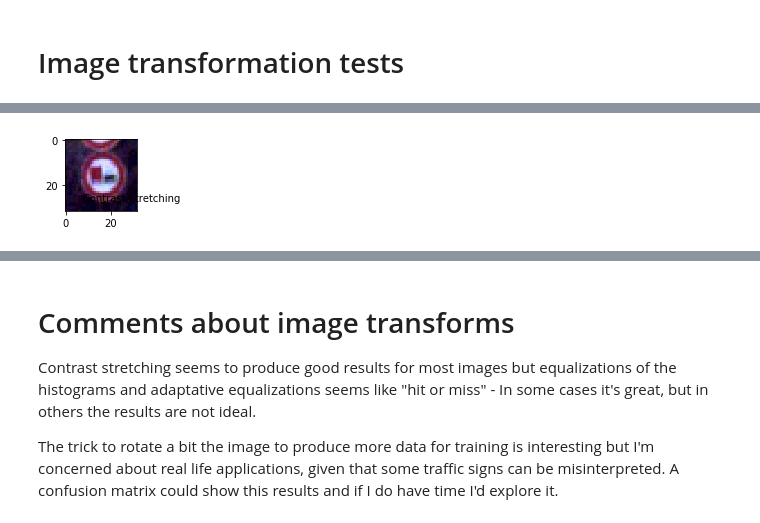
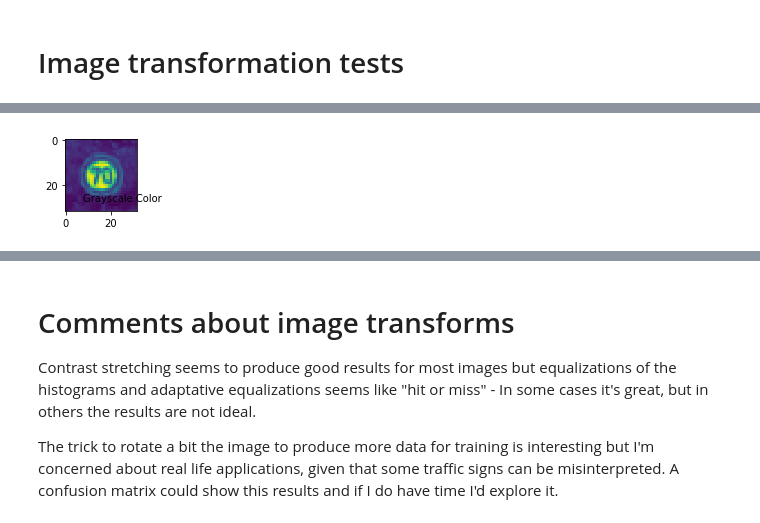
Before and after one commit to markito/CarND-Traffic-Sign-Classifier-Project, a Jupyter notebook: Traffic_Sign_Classifier.ipynb, the cells around one changed output, grey strips where cells are left out. Saved outputs shown, nothing was run; the diff lists cells and outputs as text; code cells hidden in the pictures.

```diff
--- a/Traffic_Sign_Classifier.ipynb
+++ b/Traffic_Sign_Classifier.ipynb
@@ -155,6 +192,7 @@ import matplotlib.pyplot as plt
 from PIL import Image
 from skimage import data, img_as_float
 from skimage import exposure
+from skimage import color
 
 # build a rectangle in axes coords
 left, width = .25, .5
@@ -187,66 +225,52 @@ def equalizeHist(image):
     return image
 
 def equalizeAdapt(image):
-    image = exposure.equalize_adapthist(image, clip_limit=0.05)
+    image = exposure.equalize_adapthist(image, clip_limit=0.03)
     return image
 
-index = random.randint(0, len(X_train))
-image = X_train[index] #.squeeze()
+def rescaleIntensity(image):
+    return exposure.rescale_intensity(image, in_range=(0,75))
 
-fig = plt.figure(figsize=(1,1))
-ax = fig.add_axes([0,0,1,1])
-ax.text(left, bottom, 'Original',
+def grayscale(image):
+    from skimage.color import rgb2gray
+    return rgb2gray(image)
+
+def plotAndShowImageWithLabel(image, label=""):
+    fig = plt.figure(figsize=(1,1))
+    ax = fig.add_axes([0,0,1,1])
+    ax.text(left, bottom, label,
         horizontalalignment='left',
         verticalalignment='top',
         transform=ax.transAxes)
-plt.imshow(image)
-
-fig = plt.figure(figsize=(1,1))
-ax = fig.add_axes([0,0,1,1])
-ax.text(left, bottom, 'Contrast Stretching',
-        horizontalalignment='left',
-        verticalalignment='top',
-        transform=ax.transAxes)
-plt.imshow(contrastStretching(image))
-
-fig = plt.figure(figsize=(1,1))
-ax = fig.add_axes([0,0,1,1])
-ax.text(left, bottom, 'Rotate a bit',
-        horizontalalignment='left',
-        verticalalignment='top',
-        transform=ax.transAxes)
-plt.imshow(rotateImageRandomAngle(image))
-
-fig = plt.figure(figsize=(1,1))
-ax = fig.add_axes([0,0,1,1])
-ax.text(left, bottom, 'Equalized Histogram',
-        horizontalalignment='left',
-        verticalalignment='top',
-        transform=ax.transAxes)
-plt.imshow(equalizeHist(image))
-
-fig = plt.figure(figsize=(1,1))
-ax = fig.add_axes([0,0,1,1])
-ax.text(left, bottom, 'Equalized Adapt',
-        horizontalalignment='left',
-        verticalalignment='top',
-        transform=ax.transAxes)
-plt.imshow(equalizeAdapt(image))
+    plt.imshow(image)
 
 
-fig = plt.figure(figsize=(1,1))
-ax = fig.add_axes([0,0,1,1])
-ax.text(left, bottom, 'Contrast + Equalized Hist',
-        horizontalalignment='left',
-        verticalalignment='top',
-        transform=ax.transAxes)
-plt.imshow(equalizeHist(contrastStretching(image)))
+def rgb2gray(rgb):
+    return np.dot(rgb[...,:3], [0.299, 0.587, 0.114])
 
-# ## flip  - not very effective
-# image = image[:, ::-1]
-# plt.figure(figsize=(1,1))
-# print("Image flip")
-# plt.imshow(image)
+index = random.randint(0, len(X_train))
+image = X_train[index].squeeze()
+
+
+plotAndShowImageWithLabel(image,'Original')
+
+plotAndShowImageWithLabel(color.rgb2gray(image), 'Grayscale Color')
+
+# plotAndShowImageWithLabel(equalizeAdapt(rgb2gray(image).astype(np.float32)), "Adapt RGB2Gray Grayscale")
+
+plotAndShowImageWithLabel(grayscale(contrastStretching(image)), 'contrast + grayscale')
+
+plotAndShowImageWithLabel(contrastStretching(image), 'Contrast Stretching')
+
+plotAndShowImageWithLabel(rotateImageRandomAngle(image), 'Rotate a bit')
+
+plotAndShowImageWithLabel(equalizeHist(image), 'Equalized Histogram')
+
+plotAndShowImageWithLabel(equalizeAdapt(image),  'Equalized Adapt')
+
+plotAndShowImageWithLabel(equalizeHist(contrastStretching(image)), 'Contrast + Equalized Hist')
+
+plotAndShowImageWithLabel(rescaleIntensity(image), 'rescale intensity')
 
 print(y_train[index])
 # %% [output]
@@ -255 +279 @@ print(y_train[index])
-[figure, old version]
+[figure, new version]
```
Also changed, not shown: parts of 20 cells of this notebook, 3 other files.
